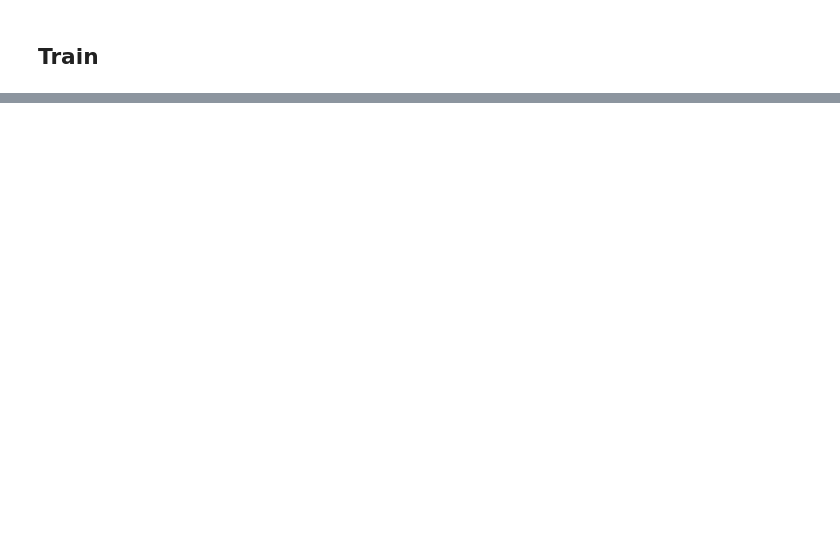
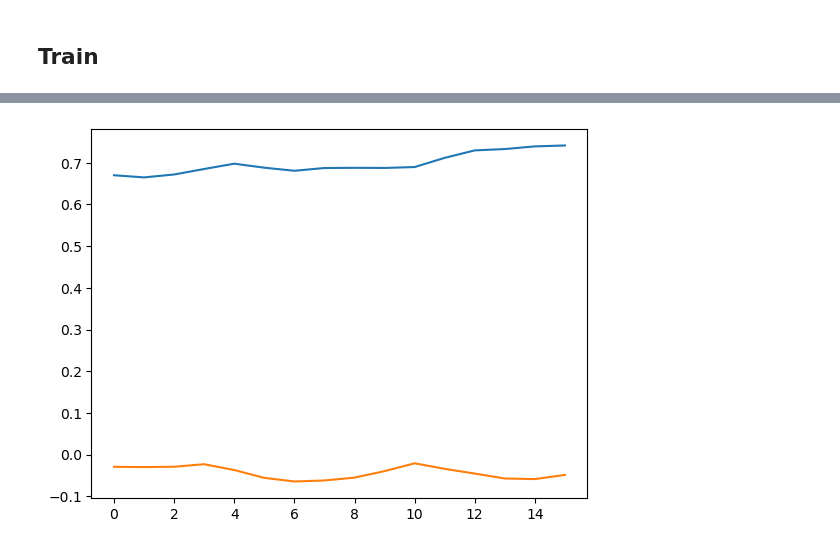
Before and after one commit to WillyChap/ViT_XAI, a Jupyter notebook: Models/LRP_ENSO.ipynb, the cells around one changed output, grey strips where cells are left out. Saved outputs shown, nothing was run; the diff lists cells and outputs as text; code cells hidden in the pictures; blank space fills up the shorter version.

```diff
--- a/Models/LRP_ENSO.ipynb
+++ b/Models/LRP_ENSO.ipynb
@@ -154,7 +160,7 @@ KeyboardInterrupt:
 class SpatialDataset(Dataset):
     def __init__(self, X, y):
         self.X = torch.nan_to_num(torch.tensor(X, dtype=torch.float32))
-        self.y = torch.tensor(y[:, 41, 8], dtype=torch.float32)
+        self.y = torch.tensor(y[:, 30, 10], dtype=torch.float32) #point in ~central alaska
 
     def __len__(self):
         return len(self.X)
@@ -181,7 +187,7 @@ model = svitl.VisionTransformer(
         mlp_ratio = 2.,
     ).to(device)
 criterion = nn.MSELoss()
-optimizer = optim.Adam(model.parameters(), lr=0.00003)
+optimizer = optim.Adam(model.parameters(), lr=0.001)
 scheduler = optim.lr_scheduler.ReduceLROnPlateau(optimizer, mode='min', factor=0.5, patience=3, verbose=True)
 
 train_dataset = SpatialDataset(np.array(x_train_anom['SST']), np.array(y_train_anom['TREHT']))
@@ -192,7 +220,7 @@ val_loader = DataLoader(val_dataset, batch_size=batch_size, shuffle=False)
 # %% [markdown]
 ## Train
 # %%
-num_epochs = 2
+num_epochs = 50
 for epoch in range(num_epochs):
     model.train()  # Set the model to training mode
     print(f"Starting Epoch {epoch}")
@@ -228,7 +256,7 @@ for epoch in range(num_epochs):
     mse_tot=torch.mean(torch.tensor(mse_val_batch))
 
     print(f"MSE: {mse_tot:.5f}")
-    print( f"r2: {1-(mse_tot/np.var(Y_val))}")
+    print( f"r2: {1-(mse_tot/np.var(y_val_anom['TREHT']).values)}")
 
     if epoch == 0:
         print('...saved first epoch...')
@@ -247,3 +294,11 @@ torch.cuda.empty_cache()
 # %%
 import gc
 gc.collect()
+# %%
+outputs = model(inputs.to(device))
+# %%
+plt.plot(labels.cpu().detach().numpy())
+plt.plot(outputs.cpu().detach().numpy())
+plt.show()
+# %% [output]
+[figure, added]
```
Also changed, not shown: parts of 10 cells of this notebook.
